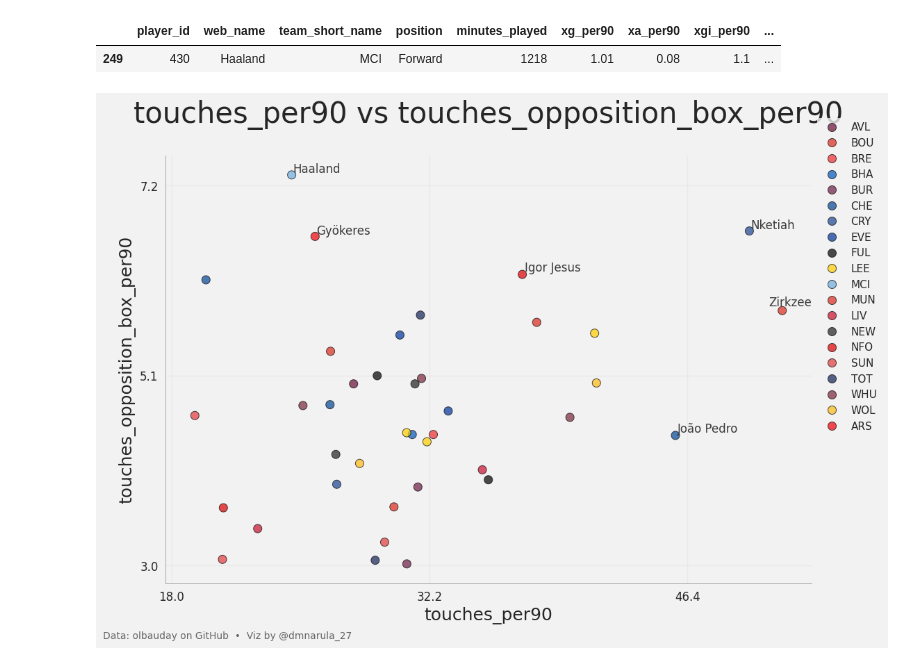
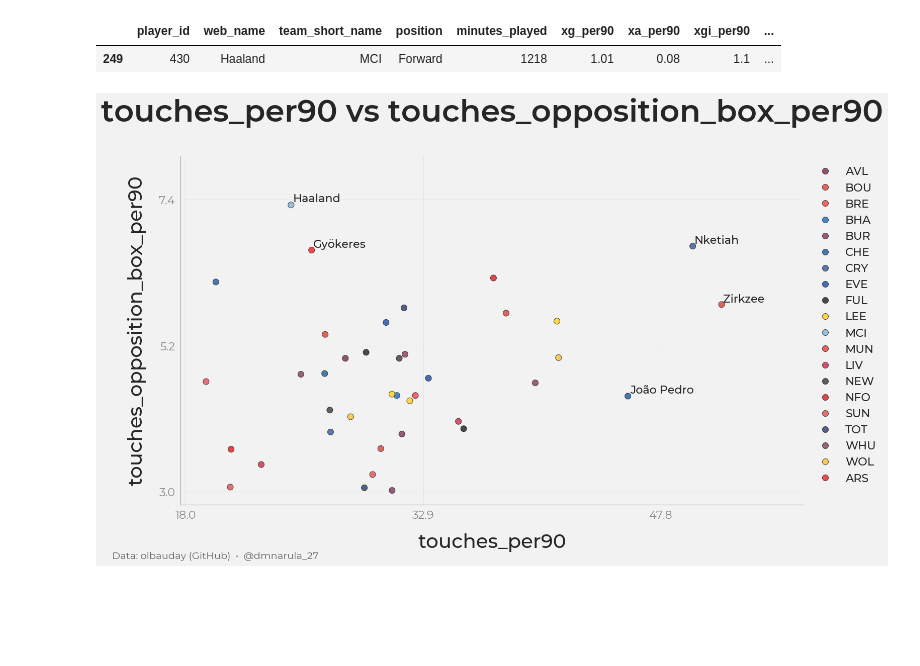
Before and after one commit to dmnarula/football-ds-learning, a Jupyter notebook: week4-modeling/Week4_Modeling.ipynb, the cells around one changed output. Saved outputs shown, nothing was run; the diff lists cells and outputs as text; code cells hidden in the pictures; blank space fills up the shorter version.

Commit message:
Editing build_season_df function to reflect default plot style

```diff
--- a/week4-modeling/Week4_Modeling.ipynb
+++ b/week4-modeling/Week4_Modeling.ipynb
@@ -29,9 +46,7 @@ import os
 import sys
 sys.path.append("../..")
 from src.merging import build_match_df, get_gw_urls
+from src.fonts import register_font, set_plot_style
 from sklearn.linear_model import LinearRegression
-!pip install adjustText
-from adjustText import adjust_text
 
-sns.set(style="whitegrid")
-plt.rcParams["figure.figsize"] = (12, 8)
+FONTS = set_plot_style()
@@ -442,5 +455,5 @@ def plot_season_scatter_byteam(df, x_var, y_var):
   plt.show()
 # %%
-plot_season_scatter_byteam(df_player_season_per90[df_player_season_per90["position"] == "Forward"], "touches_per90", "touches_opposition_box_per90")
+plot_season_scatter(df_player_season_per90[df_player_season_per90["position"] == "Forward"], "touches_per90", "touches_opposition_box_per90", fonts=FONTS)
 # %% [output]
-[figure, old version]
+[figure, new version]
```
Also changed, not shown: parts of 5 cells of this notebook.
